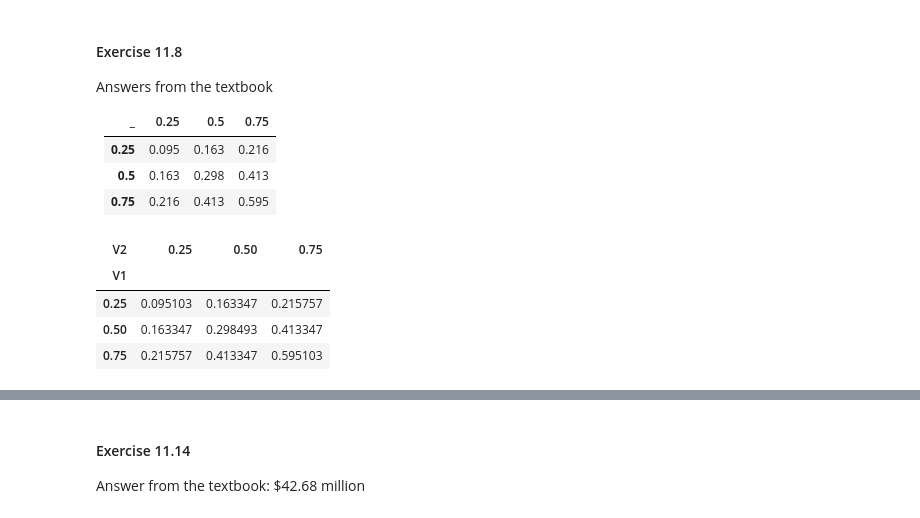
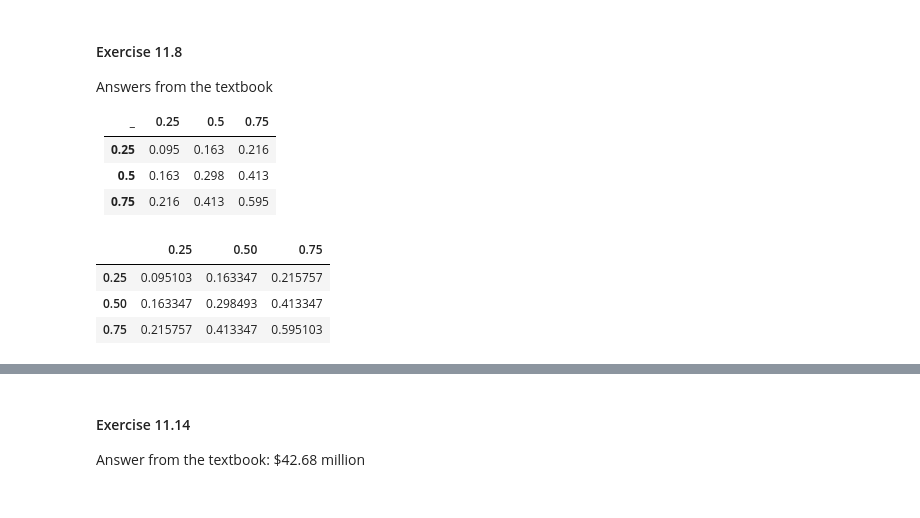
Before and after one commit to ilchen/RMaFI, a Jupyter notebook: ch11.ipynb, the cells around one changed output, grey strips where cells are left out. Drawn from its saved outputs; the diff is of its cells as text; code cells hidden in the pictures.

```diff
--- a/ch11.ipynb
+++ b/ch11.ipynb
@@ -46,12 +46,9 @@ for i in range(l):
 # %%
 # Converting to a dataframe for ease of display
 cum_matrix_df = pd.DataFrame(cum_matrix, index=quantiles, columns=quantiles)
-cum_matrix_df = cum_matrix_df.rename_axis('V1')
-cum_matrix_df.columns.name = 'V2'
 cum_matrix_df
 # %% [output]
-| V2 | 0.25 | 0.50 | 0.75 |
-| V1 |  |  |  |
+|  | 0.25 | 0.50 | 0.75 |
 | 0.25 | 0.095103 | 0.163347 | 0.215757 |
 | 0.50 | 0.163347 | 0.298493 | 0.413347 |
 | 0.75 | 0.215757 | 0.413347 | 0.595103 |
```
Also changed, not shown: parts of 9 cells of this notebook.
